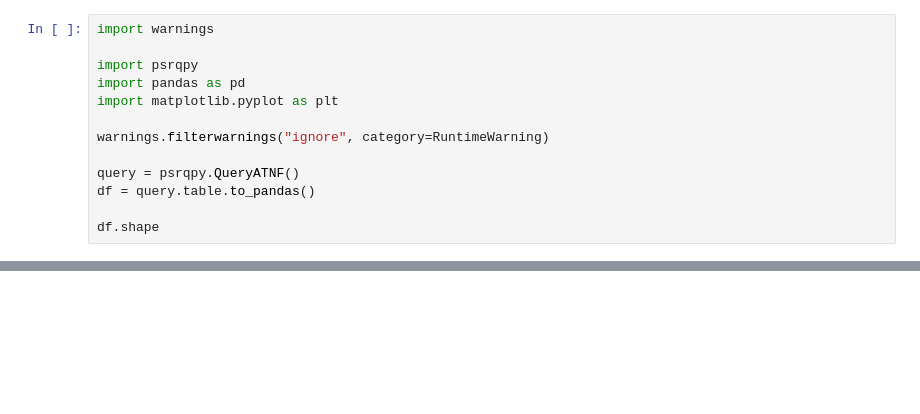
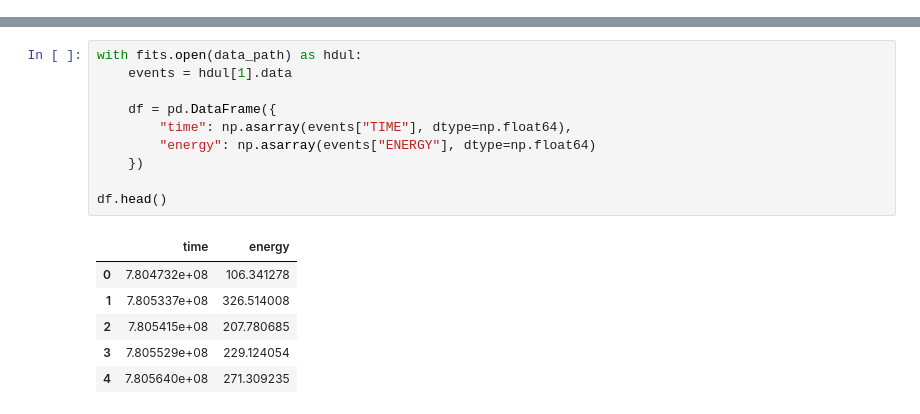
Before and after one commit to kva99kva-eng/pulsar, a Jupyter notebook: notebooks/02_exploratory_analysis.ipynb, the cells around one changed output, grey strips where cells are left out. Cells and saved outputs as stored; diff of their text form; blank space fills up the shorter version.

```diff
--- a/notebooks/02_exploratory_analysis.ipynb
+++ b/notebooks/02_exploratory_analysis.ipynb
@@ -12,13 +0,0 @@ This notebook explores the pulsar photon dataset before signal preprocessing and
-# %%
-import warnings
-
-import psrqpy
-import pandas as pd
-import matplotlib.pyplot as plt
-
-warnings.filterwarnings("ignore", category=RuntimeWarning)
-
-query = psrqpy.QueryATNF()
-df = query.table.to_pandas()
-
-df.shape
@@ -331,0 +27,17 @@ The dataset is ready for preprocessing and period-search analysis.
+# %%
+with fits.open(data_path) as hdul:
+    events = hdul[1].data
+
+    df = pd.DataFrame({
+        "time": np.asarray(events["TIME"], dtype=np.float64),
+        "energy": np.asarray(events["ENERGY"], dtype=np.float64)
+    })
+
+df.head()
+# %% [output]
+|  | time | energy |
+| 0 | 7.804732e+08 | 106.341278 |
+| 1 | 7.805337e+08 | 326.514008 |
+| 2 | 7.805415e+08 | 207.780685 |
+| 3 | 7.805529e+08 | 229.124054 |
+| 4 | 7.805640e+08 | 271.309235 |
```
Also changed, not shown: parts of 44 cells of this notebook, 9 other files.
